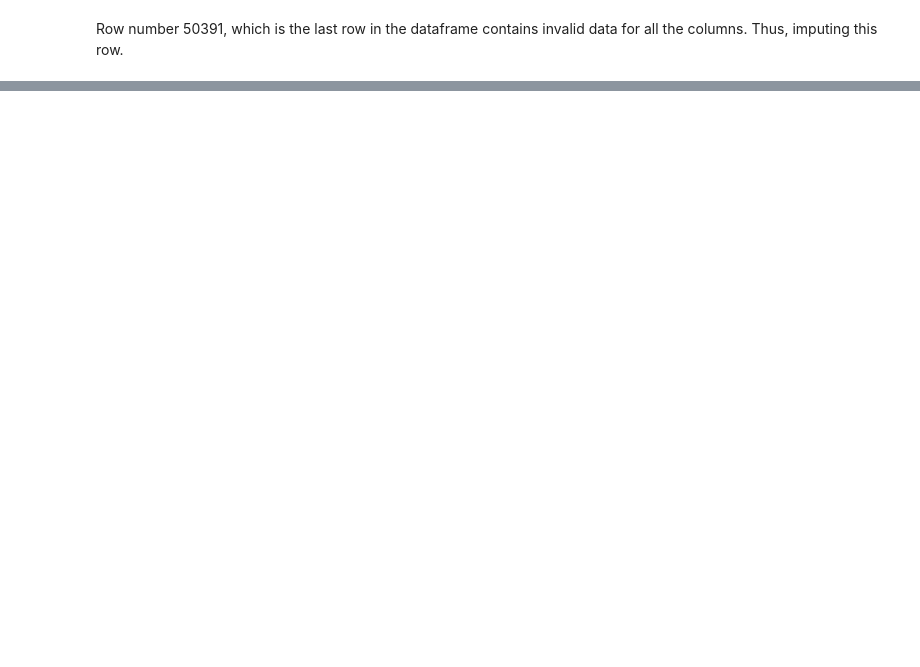
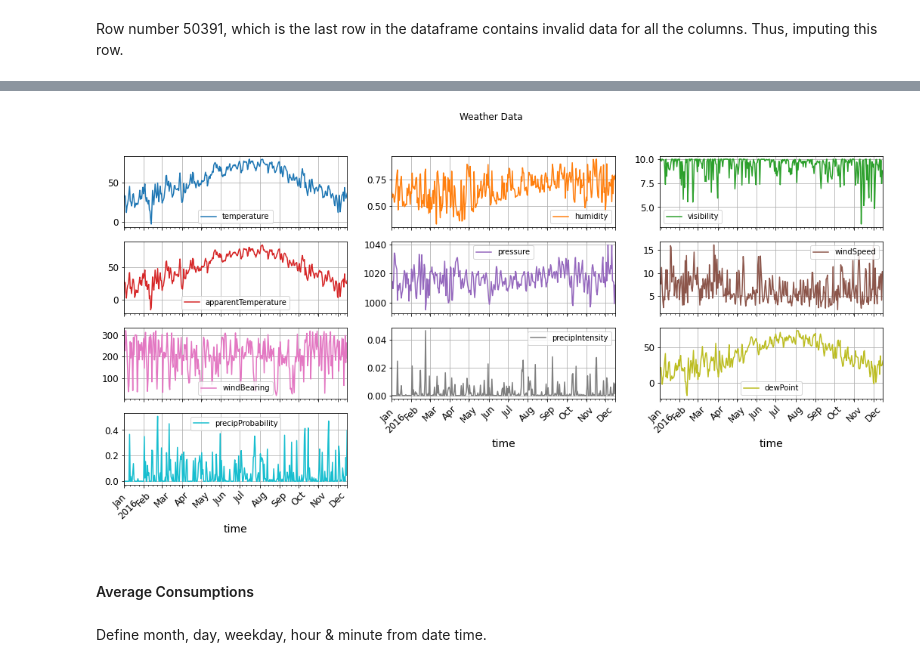
Before and after one commit to nivalf/Predict_Energy_Usage, a Jupyter notebook: predict_energy_usage.ipynb, the cells around one changed output, grey strips where cells are left out. Cells and saved outputs as stored; diff of their text form; code cells hidden in the pictures; blank space fills up the shorter version.

```diff
--- a/predict_energy_usage.ipynb
+++ b/predict_energy_usage.ipynb
@@ -144,0 +276,9 @@ energy_usage = energy_usage.drop(50391)
+# %%
+energy_usage[energy_usage.columns[16:27].tolist()].resample("D").mean().plot(subplots=True, layout=(-1, 3), figsize=(18, 8),
+                                                                grid=True, rot=45, title="Weather Data");
+# %% [output]
+[figure, added]
+# %% [markdown]
+#### Average Consumptions
+# %% [markdown]
+Define month, day, weekday, hour & minute from date time.
```
Also changed, not shown: parts of 47 cells of this notebook.
